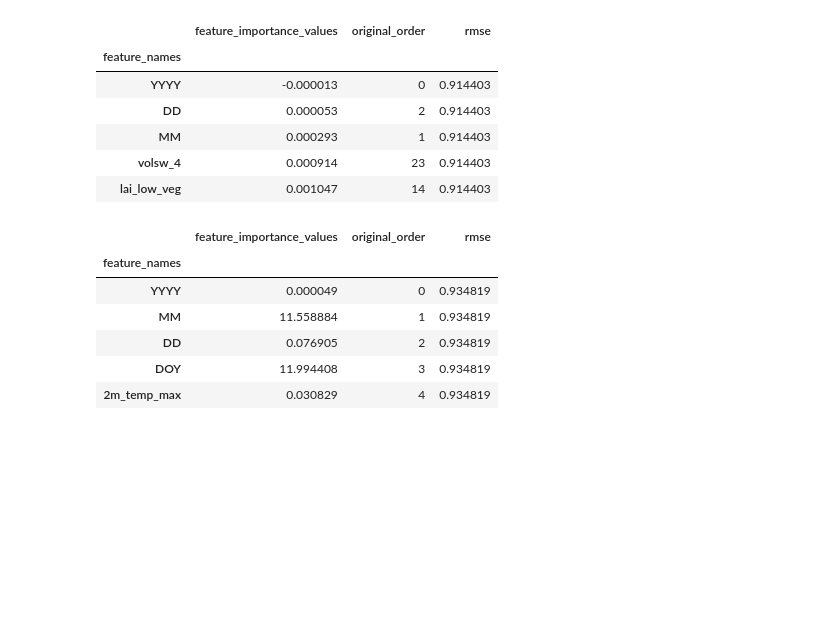
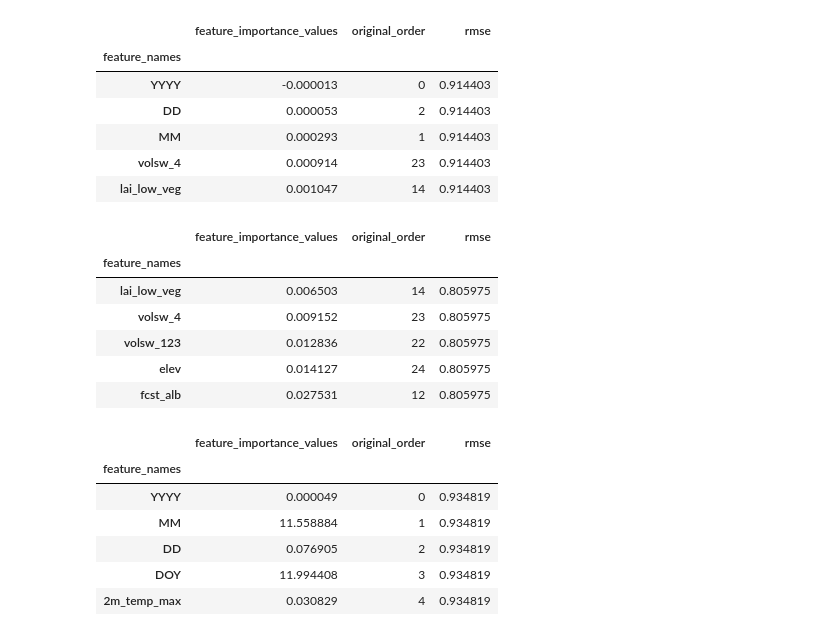
Before and after one commit to lebe1/ClimateChangeAI, a Jupyter notebook: Analyse-plots.ipynb, the cells around one changed output. Saved outputs shown, nothing was run; the diff lists cells and outputs as text; code cells hidden in the pictures; blank space fills up the shorter version.

```diff
--- a/Analyse-plots.ipynb
+++ b/Analyse-plots.ipynb
@@ -38,6 +39,16 @@ mlp_data.head()
 | MM | 0.000293 | 1 | 0.914403 |
 | volsw_4 | 0.000914 | 23 | 0.914403 |
 | lai_low_veg | 0.001047 | 14 | 0.914403 |
+# %%
+random_forest_data.head()
+# %% [output]
+|  | feature_importance_values | original_order | rmse |
+| feature_names |  |  |  |
+| lai_low_veg | 0.006503 | 14 | 0.805975 |
+| volsw_4 | 0.009152 | 23 | 0.805975 |
+| volsw_123 | 0.012836 | 22 | 0.805975 |
+| elev | 0.014127 | 24 | 0.805975 |
+| fcst_alb | 0.027531 | 12 | 0.805975 |
 # %%
 # Sort data to original order by column name original_order
 regression_data = regression_data.sort_values(by=['original_order'])
```
Also changed, not shown: parts of 9 cells of this notebook, 6 other files.
